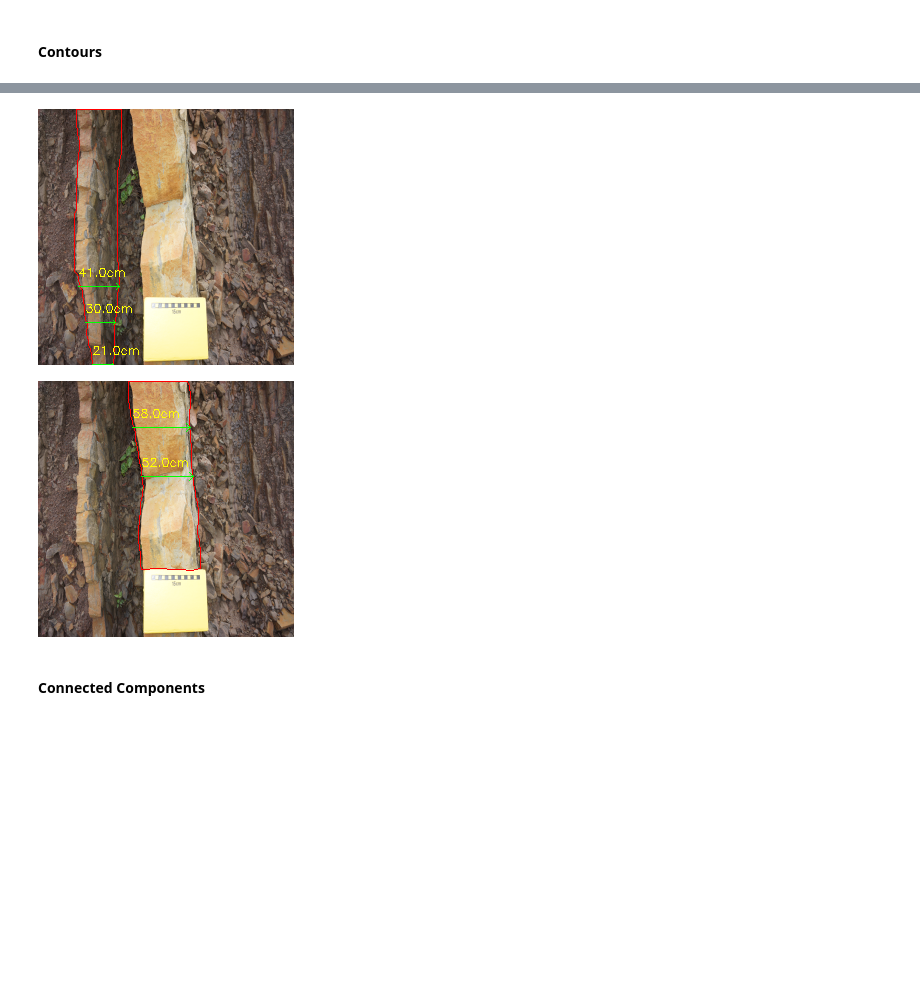
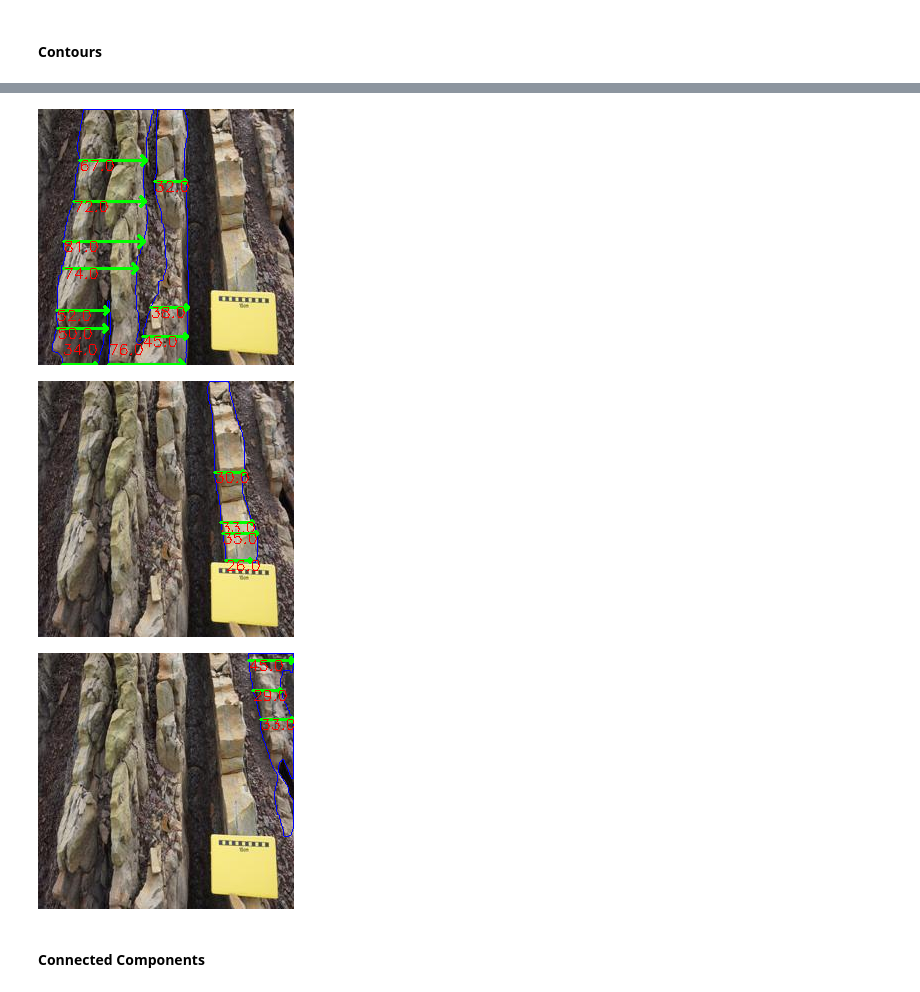
Before and after one commit to QasimKhan5x/rock-identification, a Jupyter notebook: Rock_Size_Calculation.ipynb, the cells around one changed output, grey strips where cells are left out. Drawn from its saved outputs; the diff is of its cells as text; code cells hidden in the pictures; blank space fills up the shorter version.

```diff
--- a/Rock_Size_Calculation.ipynb
+++ b/Rock_Size_Calculation.ipynb
@@ -476,3 +684,3 @@ draw_widths(sample_img, sample_mask, ratio=1, width_threshold=20, line_sim_thres
 # %%
-thresh = np.where(sample_mask == 2, 255, 0).astype(np.uint8)
+thresh = np.where(mask == 2, 255, 0).astype(np.uint8)
 cv2_imshow(thresh)
@@ -481,8 +687,13 @@ cv2_imshow(thresh)
+# %%
+morph = thresh.copy()
 # %%
 big_element = cv2.getStructuringElement(cv2.MORPH_RECT,(7,7))
 small_element = cv2.getStructuringElement(cv2.MORPH_RECT,(3,3))
 
-morph = cv2.morphologyEx(thresh, cv2.MORPH_OPEN, big_element, iterations=1)
-# morph = cv2.morphologyEx(morph, cv2.MORPH_CLOSE, big_element, iterations=1)
-# morph = cv2.morphologyEx(morph, cv2.MORPH_OPEN, small_element, iterations=1)
+# remove small rectangles
+morph = cv2.morphologyEx(morph, cv2.MORPH_OPEN, big_element, iterations=1)
+# restore connections
+morph = cv2.morphologyEx(morph, cv2.MORPH_CLOSE, big_element, iterations=1)
+# remove extraneous connections
+morph = cv2.morphologyEx(morph, cv2.MORPH_OPEN, small_element, iterations=1)
 cv2_imshow(morph)
@@ -498,11 +707,9 @@ cnts = imutils.grab_contours(cnts)
 (cnts, _) = contours.sort_contours(cnts)
 
 for c in cnts:
-    orig = sample_img.copy()
+    orig = img.copy()
     h,w = orig.shape[:2]
     area = cv2.contourArea(c)
-    orig = sample_img.copy()
-    h, w = orig.shape[:2]
     perc = area / (h * w) * 100
     if perc < 2:
         continue
@@ -515,20 +723,25 @@ for c in cnts:
 # %%
 for c in cnts:
-    orig = sample_img.copy()
+    orig = img.copy()
     h, w = orig.shape[:2]
     area = cv2.contourArea(c)
     perc = area / (h * w) * 100
     if perc < 2:
         continue
-    cv2.drawContours(orig, [c], 0, (0,0,255), 1)
-    flat_lines, num_flat_lines, orig = find_flat_lines(c, orig, width_threshold=3, line_sim_thresh=6)
+    cv2.drawContours(orig, [c], 0, (255,0,0), 1)
+    flat_lines, num_flat_lines, orig = find_flat_lines(c, orig,
+                                                       w_min=25,
+                                                       w_max=100,
+                                                       line_sim_thresh=2,
+                                                       ratio=1,
+                                                       group_y_range=20)
     # print(num_flat_lines)
     cv2_imshow(orig)
     print()
-    # break
 # %% [output]
-[figure, old version]
+[figure, new version]
-[figure, old version]
+[figure, new version]
+[figure, added]
 # %% [markdown]
 #### Connected Components
 # %%
```
Also changed, not shown: parts of 25 cells of this notebook.
